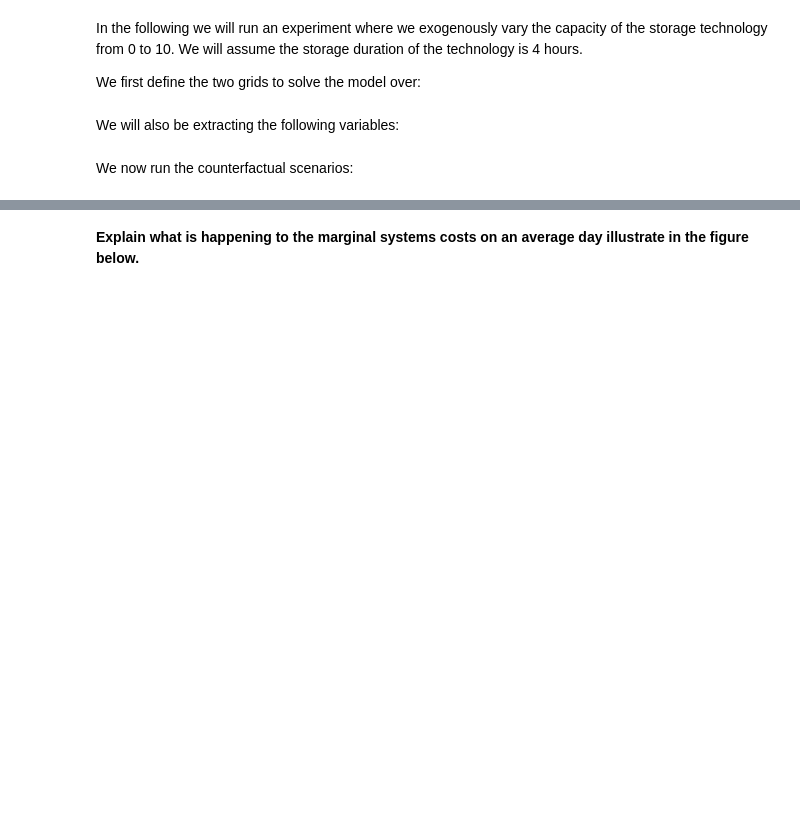
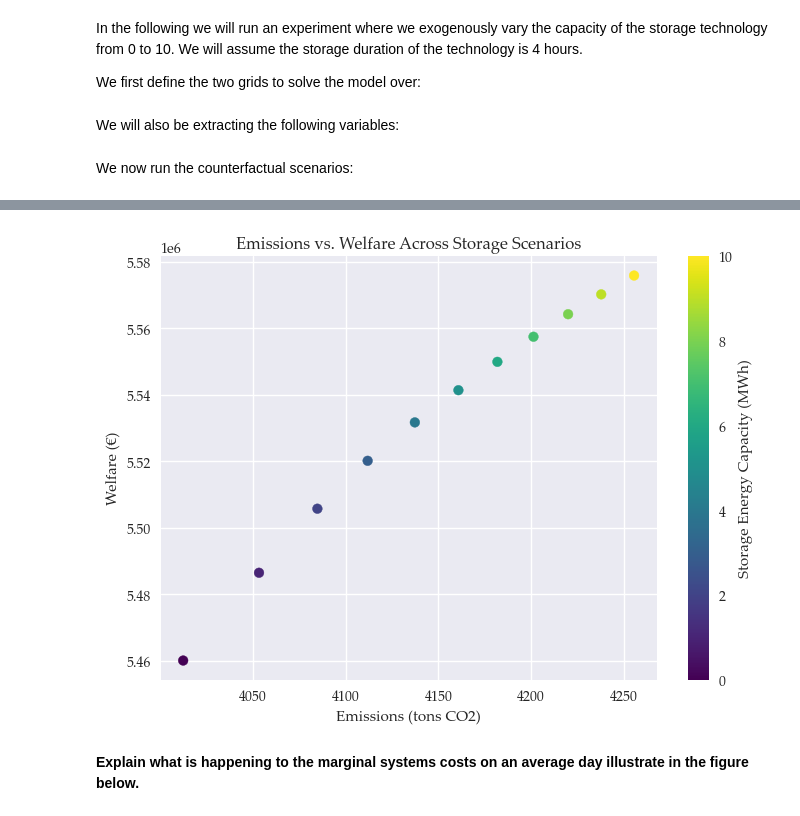
Before and after one commit to kwm928/EnergyEconomicsE2024-1, a Jupyter notebook: Exercises/E44/E44_SolutionGuide.ipynb, the cells around one changed output, grey strips where cells are left out. Cells and saved outputs as stored; diff of their text form; code cells hidden in the pictures; blank space fills up the shorter version.

```diff
--- a/Exercises/E44/E44_SolutionGuide.ipynb
+++ b/Exercises/E44/E44_SolutionGuide.ipynb
@@ -280,3 +303,12 @@ solution = m.loopSolveExtract(loop, [grid_ECap, grid_SCap], extract)
+# %%
+plt.scatter(solution['Emissions'], solution['Welfare'], c=grid_ECap, cmap='viridis')
+plt.xlabel('Emissions (tons CO2)')
+plt.ylabel('Welfare (€)')
+plt.colorbar(label='Storage Energy Capacity (MWh)')
+plt.title('Emissions vs. Welfare Across Storage Scenarios')
+plt.show()
+# %% [output]
+[figure, added]
 # %% [markdown]
 __Explain what is happening to the marginal systems costs on an average day illustrate in the figure below.__
 # %%
```
Also changed, not shown: parts of 12 cells of this notebook.
